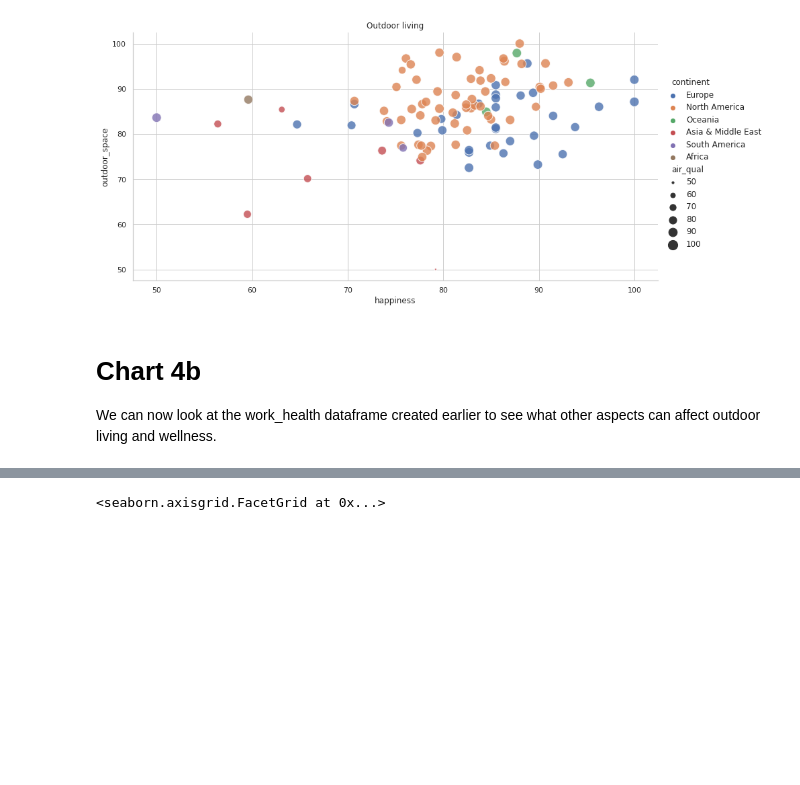
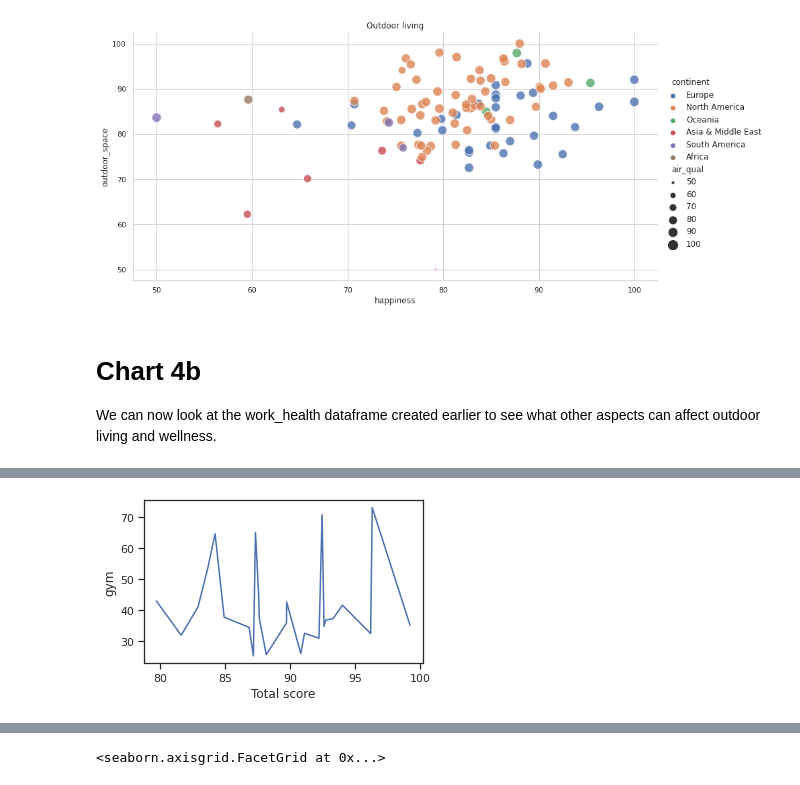
Before and after one commit to oheag2/UCDPA_GillianOHea, a Jupyter notebook: GillianOHea_FinalProject.ipynb, the cells around one changed output, grey strips where cells are left out. Saved outputs shown, nothing was run; the diff lists cells and outputs as text; code cells hidden in the pictures; blank space fills up the shorter version.

```diff
--- a/GillianOHea_FinalProject.ipynb
+++ b/GillianOHea_FinalProject.ipynb
@@ -494,0 +605,10 @@ Text(0.5, 0, 'Total score')
+# %%
+import matplotlib.pyplot as plt
+fig, ax = plt.subplots()
+fig.set_size_inches([5,3])
+ax.plot(work_health["total_score"], work_health["gymcost"])
+ax.set_xlabel('Total score')
+ax.set_ylabel('gym')
+plt.show()
+# %% [output]
+[figure, added]
```
Also changed, not shown: parts of 12 cells of this notebook.
